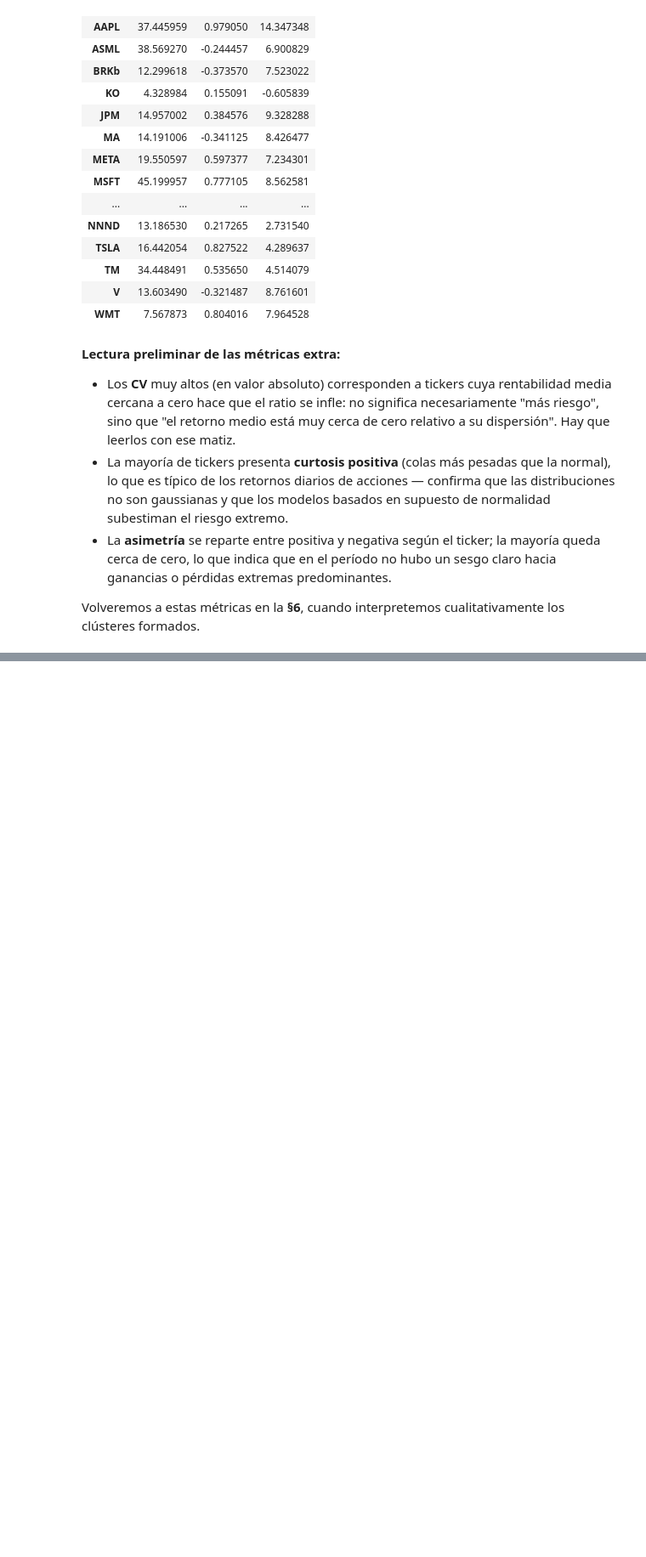
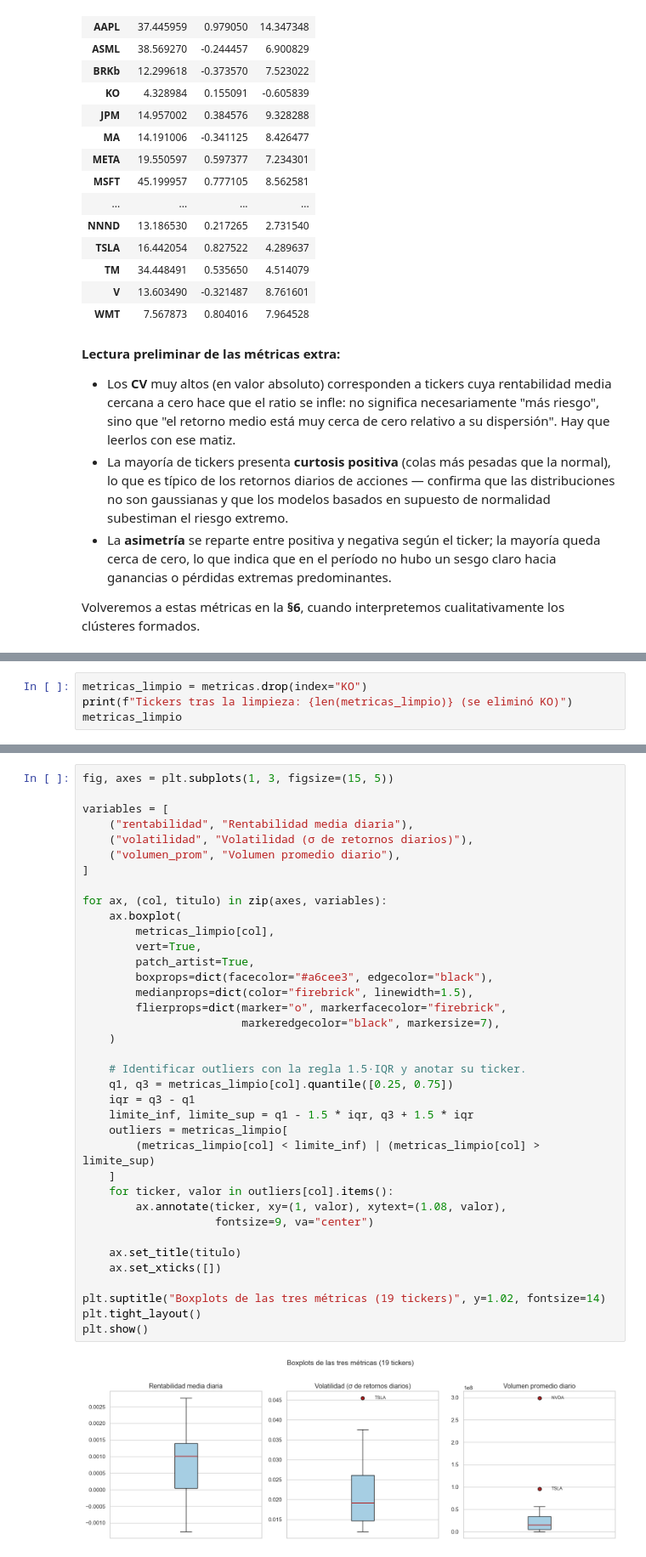
Before and after one commit to soteloashley1501-pixel/Proyecto-Final, a Jupyter notebook: Proyecto_final_ciencia_datos/proyecto_final_segmentacion_tickers.ipynb, the cells around one changed output, grey strips where cells are left out. Shown at 85% size. Drawn from its saved outputs; the diff is of its cells as text; blank space fills up the shorter version.

```diff
--- a/Proyecto_final_ciencia_datos/proyecto_final_segmentacion_tickers.ipynb
+++ b/Proyecto_final_ciencia_datos/proyecto_final_segmentacion_tickers.ipynb
@@ -332,0 +463,4 @@ formados.
+# %%
+metricas_limpio = metricas.drop(index="KO")
+print(f"Tickers tras la limpieza: {len(metricas_limpio)} (se eliminó KO)")
+metricas_limpio
@@ -332,0 +502,39 @@ formados.
+# %%
+fig, axes = plt.subplots(1, 3, figsize=(15, 5))
+
+variables = [
+    ("rentabilidad", "Rentabilidad media diaria"),
+    ("volatilidad", "Volatilidad (σ de retornos diarios)"),
+    ("volumen_prom", "Volumen promedio diario"),
+]
+
+for ax, (col, titulo) in zip(axes, variables):
+    ax.boxplot(
+        metricas_limpio[col],
+        vert=True,
+        patch_artist=True,
+        boxprops=dict(facecolor="#a6cee3", edgecolor="black"),
+        medianprops=dict(color="firebrick", linewidth=1.5),
+        flierprops=dict(marker="o", markerfacecolor="firebrick",
+                        markeredgecolor="black", markersize=7),
+    )
+
+    # Identificar outliers con la regla 1.5·IQR y anotar su ticker.
+    q1, q3 = metricas_limpio[col].quantile([0.25, 0.75])
+    iqr = q3 - q1
+    limite_inf, limite_sup = q1 - 1.5 * iqr, q3 + 1.5 * iqr
+    outliers = metricas_limpio[
+        (metricas_limpio[col] < limite_inf) | (metricas_limpio[col] > limite_sup)
+    ]
+    for ticker, valor in outliers[col].items():
+        ax.annotate(ticker, xy=(1, valor), xytext=(1.08, valor),
+                    fontsize=9, va="center")
+
+    ax.set_title(titulo)
+    ax.set_xticks([])
+
+plt.suptitle("Boxplots de las tres métricas (19 tickers)", y=1.02, fontsize=14)
+plt.tight_layout()
+plt.show()
+# %% [output]
+[figure, added]
```
Also changed, not shown: parts of 41 cells of this notebook.
